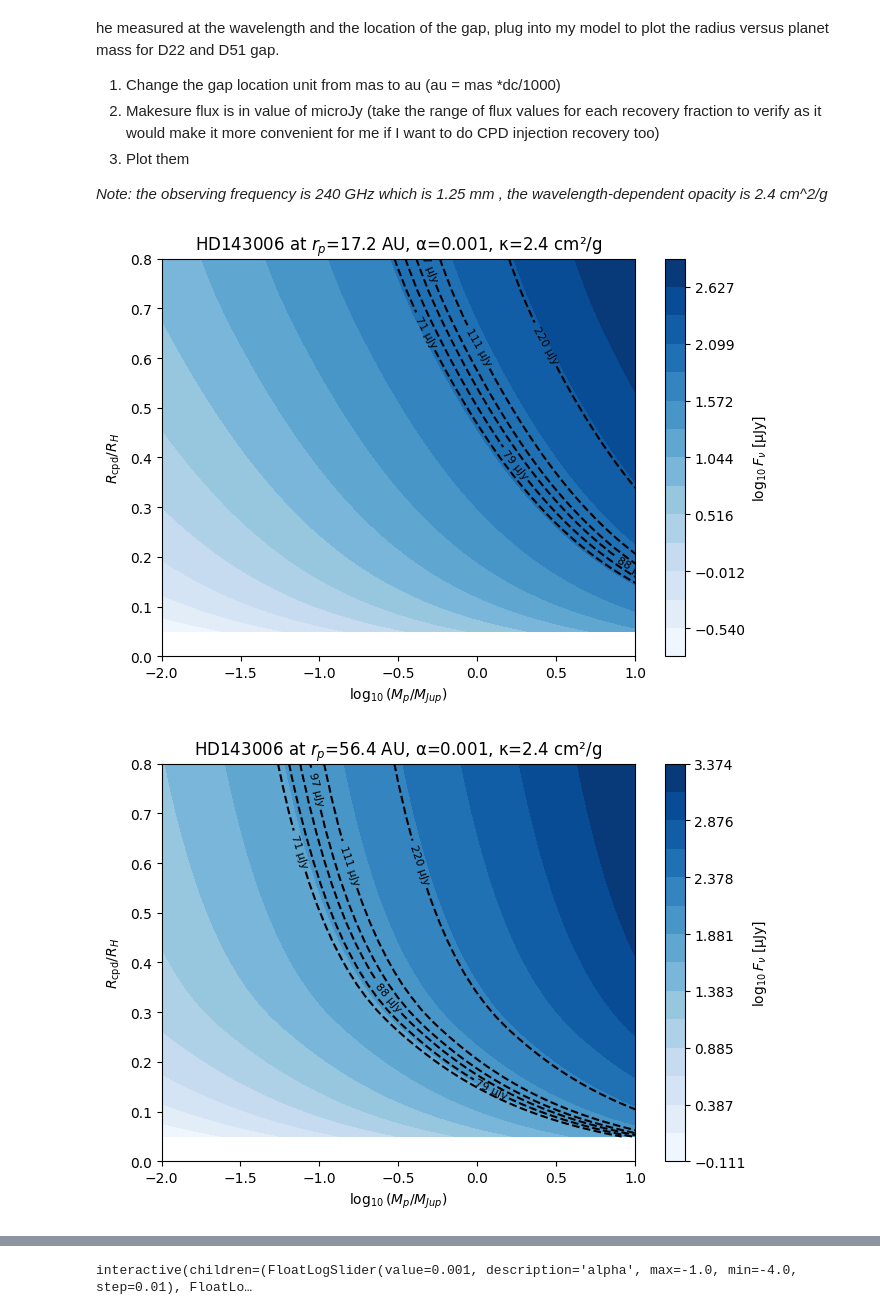
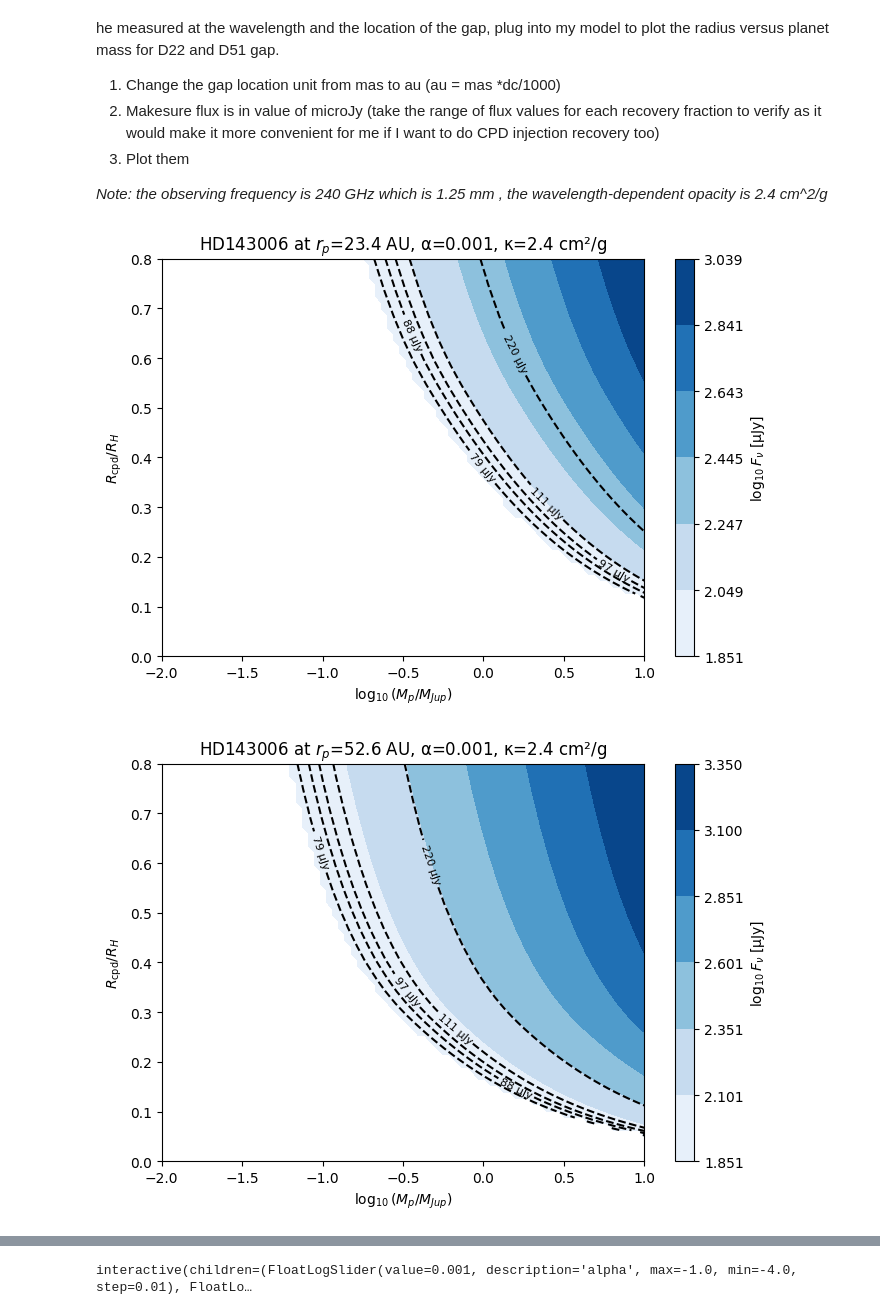
Before and after one commit to VWelke/CPD_MPIA, a Jupyter notebook: CPD_Emission_Models/CPD_Em_2.ipynb, the cells around one changed output, grey strips where cells are left out. Saved outputs shown, nothing was run; the diff lists cells and outputs as text; code cells hidden in the pictures.

```diff
--- a/CPD_Emission_Models/CPD_Em_2.ipynb
+++ b/CPD_Emission_Models/CPD_Em_2.ipynb
@@ -672,12 +674,12 @@ def zhu_plots_flux_map(target_flux_arr, disk_arr=None, rp=165, lam_mm=1.25, alph
     # Grids
     Mp_grid = np.logspace(-2, 1, 80)       # 0.01 - 10 Mjup
     Rout_frac_grid = np.linspace(0.05, 0.8, 60)  # fraction of RH
-    M_star_jup = disk_arr[1] * 1047.56     # convert Msun → Mjup
+    M_star_jup = disk_arr[1] * 1047.56     # convert Msun to Mjup for explicit RHill calc
 
-    # Arrays
+    # Array of flux with 2D shape ( Rout_frac, Mp)
     Flux_vals = np.zeros((len(Rout_frac_grid), len(Mp_grid)))
 
-    # Compute flux grid
+    # Compute flux grid , for value combination in Rout and MP
     for i, frac in enumerate(Rout_frac_grid):
         for j, Mp in enumerate(Mp_grid):
             RHill = rp * (Mp / (3 * M_star_jup))**(1/3)
@@ -690,18 +692,27 @@ def zhu_plots_flux_map(target_flux_arr, disk_arr=None, rp=165, lam_mm=1.25, alph
             )
             Flux_vals[i, j] = out['F_nu_tot']
 
+    # Mask out flux values below the minimum target flux for better color scaling
+    min_flux = min(target_flux_arr)
+    masked_Flux_vals = np.where(Flux_vals >= min_flux, Flux_vals, np.nan)
+
     # Plot
     fig, ax = plt.subplots(figsize=(7, 5))
 
-    # Filled contours (shading = log flux)
-    cf = ax.contourf(np.log10(Mp_grid), Rout_frac_grid, np.log10(Flux_vals),
-                     levels=np.linspace(np.log10(Flux_vals.min()), np.log10(Flux_vals.max()), 15),
-                     cmap="Blues")
+   # Filled contours (shading = log flux), mask out low values
+   # levels is set to 7 levels between min and max flux
+    cf = ax.contourf(
+        np.log10(Mp_grid), Rout_frac_grid, np.log10(masked_Flux_vals),
+        levels=np.linspace(np.log10(min_flux), np.log10(np.nanmax(masked_Flux_vals)), 7),
+        cmap="Blues"
+    )
 
     # Overlay recovery flux contours
-    CS = ax.contour(np.log10(Mp_grid), Rout_frac_grid, Flux_vals,
-                    levels=target_flux_arr, colors="k", linestyles="--")
-    ax.clabel(CS, fmt=lambda v: f"{v:.0f} µJy", fontsize=8)
+    CS = ax.contour(
+        np.log10(Mp_grid), Rout_frac_grid, masked_Flux_vals,
+        levels=target_flux_arr, colors="k", linestyles="--"
+    )
+    ax.clabel(CS, fmt=lambda v: f"{v:.0f} µJy", fontsize=8)  # label contours
 
     # Axis labels
     ax.set_xlabel(r"$\log_{10}(M_p/M_{Jup})$")
@@ -718,33 +738,33 @@ def zhu_plots_flux_map(target_flux_arr, disk_arr=None, rp=165, lam_mm=1.25, alph
 # %%
 # Gap of HD143006 from Andrews paper
 # D22:  103 (mas for r_peak),
 # D51  : 338 (mas for r_peak),
 
 HD1423006_disk_arr = ["HD143006", 1.56, 167, 3.8]
 
 HD1423006_target_flux_arr = [71, 79, 88, 97, 111, 220]  # mu Jy for different recovery fractions from 0.5 to 1.0
 
-rD22 = 103 * HD1423006_disk_arr[2] / 1000  # arcsec to au
-rD51 = 338 * HD1423006_disk_arr[2] / 1000  # arcsec to au
+rD22 = 140 * HD1423006_disk_arr[2] / 1000  # arcsec to au
+rD51 = 315* HD1423006_disk_arr[2] / 1000  # arcsec to au
 
 # Run for the D22 gap
 zhu_plots_flux_map(
     target_flux_arr=HD1423006_target_flux_arr,
     disk_arr=HD1423006_disk_arr,
     rp=rD22,
     lam_mm=1.25,
     alpha=1e-3
 )
 
 # Run for the D51 gap
 zhu_plots_flux_map(
     target_flux_arr=HD1423006_target_flux_arr,
     disk_arr=HD1423006_disk_arr,
     rp=rD51,
     lam_mm=1.25,
     alpha=1e-3
 )
 # %% [output]
-[figure, old version]
+[figure, new version]
-[figure, old version]
+[figure, new version]
 # %%
```
Also changed, not shown: parts of 4 cells of this notebook, 1 other file.
